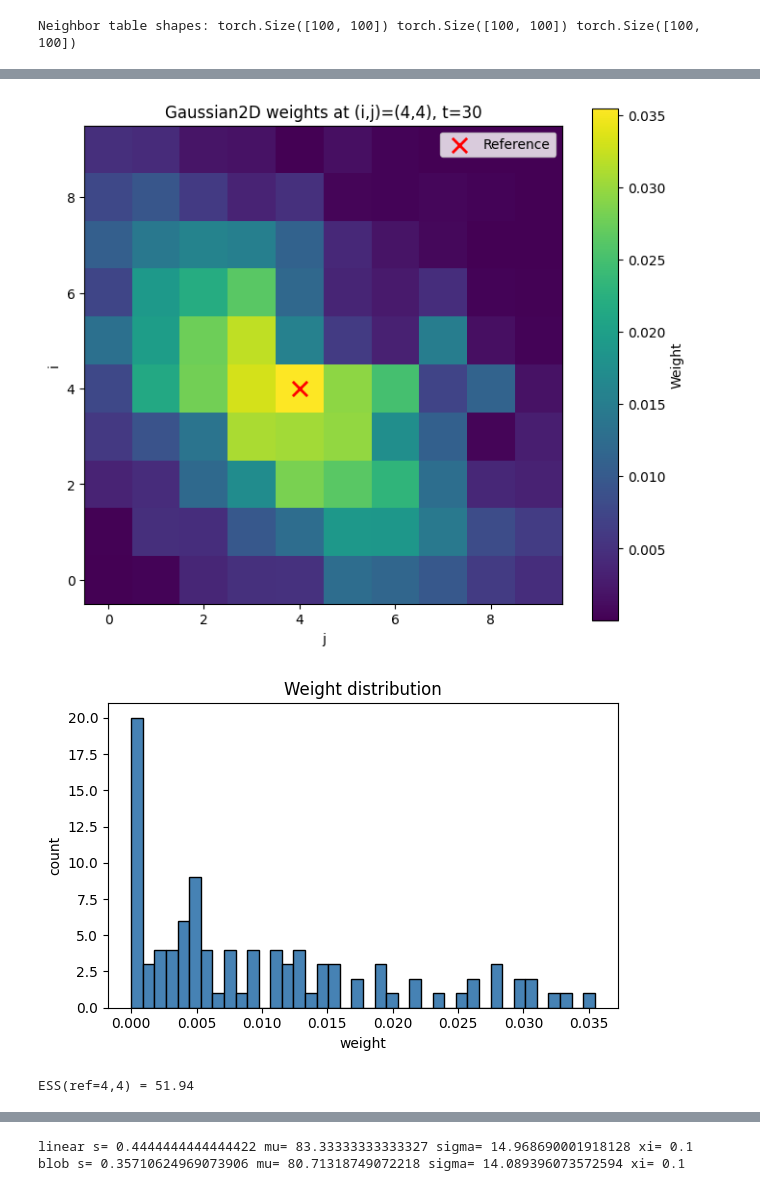
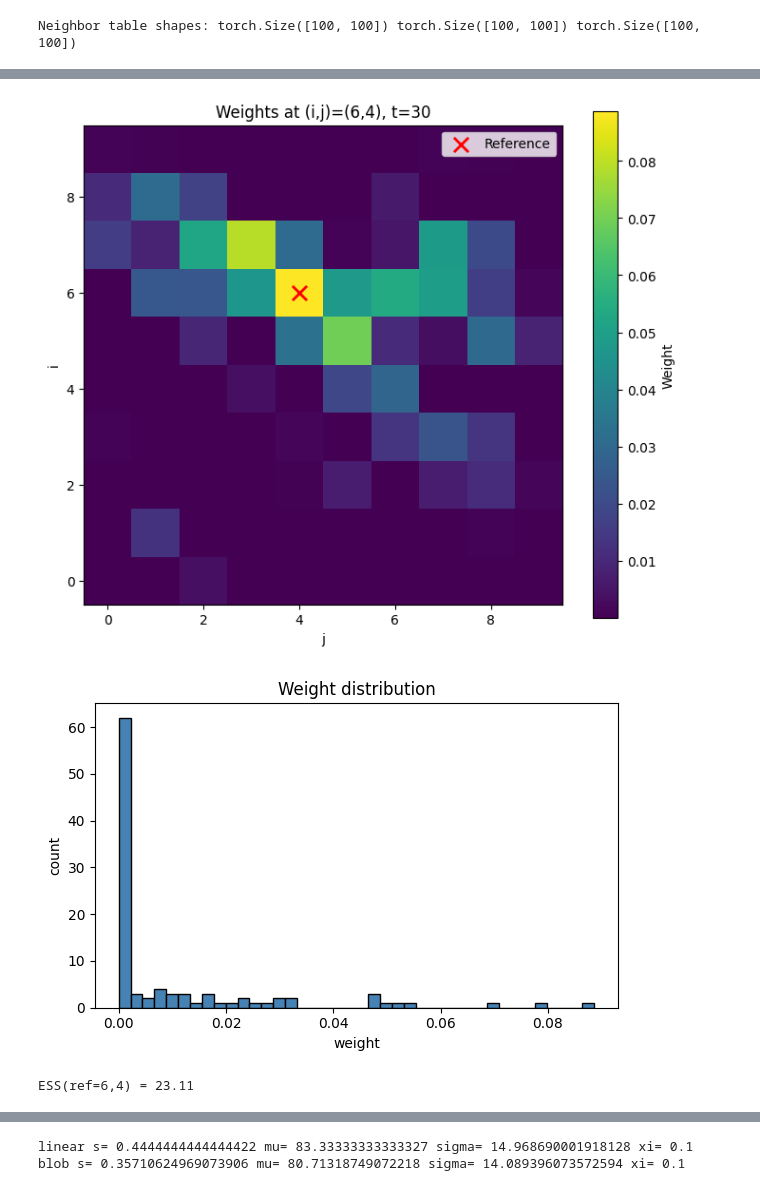
Before and after one commit to RPGSynth/EVT_Univariate, a Jupyter notebook: EVT_Classes/SIM/sim.ipynb, the cells around one changed output, grey strips where cells are left out. Saved outputs shown, nothing was run; the diff lists cells and outputs as text; code cells hidden in the pictures.

```diff
--- a/EVT_Classes/SIM/sim.ipynb
+++ b/EVT_Classes/SIM/sim.ipynb
@@ -22,7 +22,7 @@ from EVT_Classes.selector import select_spatial_neighborhood
 gen_kwargs = dict(n_lat=10, n_lon=10, n_time=100,
                   beta_mu0=70, beta_mu_t=0, beta_ls0=np.log(11.0),beta_ls_s=np.log(2),beta_mu_s=30,xi_noise=False,xi_noise_amp=0.05)
 
-data, meta = generate_gev_dataset_linear(**gen_kwargs,)
+data, meta = generate_gev_dataset_blobs(**gen_kwargs,)
 plot_random_time_series(data, meta)
 plot_random_spatial_slice(data, meta)
 
@@ -32,8 +32,8 @@ plt.figure(figsize=(10, 4))
 plt.subplot(1, 2, 1)
 # Note: using a colormap like 'Blues' or 'YlGnBu' feels more like rain
 im = plt.imshow(meta["s_field"], origin="lower", cmap="YlGnBu", extent=[0, 100, 0, 100])
-plt.colorbar(im, label="Storm Intensity (0-1)")
-plt.title("Spatial Covariate (Precipitation Potential)")
+plt.colorbar(im, label="Field intensity (0-1)")
+plt.title("Spatial Covariate field (Heterogenous)")
 
 # Plot the resulting Data (Should be > 0)
 plt.subplot(1, 2, 2)
@@ -2805,7 +2871,7 @@ def binarize_weights_map(w_full, thr=0.3, eps=1e-12, renormalize=False):
 import matplotlib.pyplot as plt
 import numpy as np
 
-i_ref, j_ref = 4,4
+i_ref, j_ref = 6,4
 t_ref = 30  # any valid t index
 
 w_full = gaussian2d_adapter(teacher=None, i=i_ref, j=j_ref, t_idx=t_ref, data_shape=data.shape)
@@ -2819,7 +2885,7 @@ plt.figure(figsize=(7, 6))
 im = plt.imshow(w_map, origin="lower", cmap="viridis")
 plt.colorbar(im, label="Weight")
 plt.scatter([j_ref], [i_ref], c="red", marker="x", s=120, linewidths=2, label="Reference")
-plt.title(f"Gaussian2D weights at (i,j)=({i_ref},{j_ref}), t={t_ref}")
+plt.title(f"Weights at (i,j)=({i_ref},{j_ref}), t={t_ref}")
 plt.xlabel("j")
 plt.ylabel("i")
 plt.legend()
@@ -2845,6 +2911,6 @@ sum = 0.9999999999999646
-[figure, old version]
+[figure, new version]
-[figure, old version]
+[figure, new version]
-ESS(ref=4,4) = 51.94
+ESS(ref=6,4) = 23.11
 # %%
 def gaussian2d_adapter_thr(*args, **kwargs):
     w = gaussian2d_adapter(*args, **kwargs)
```
Also changed, not shown: parts of 5 cells of this notebook, 8 other files.
